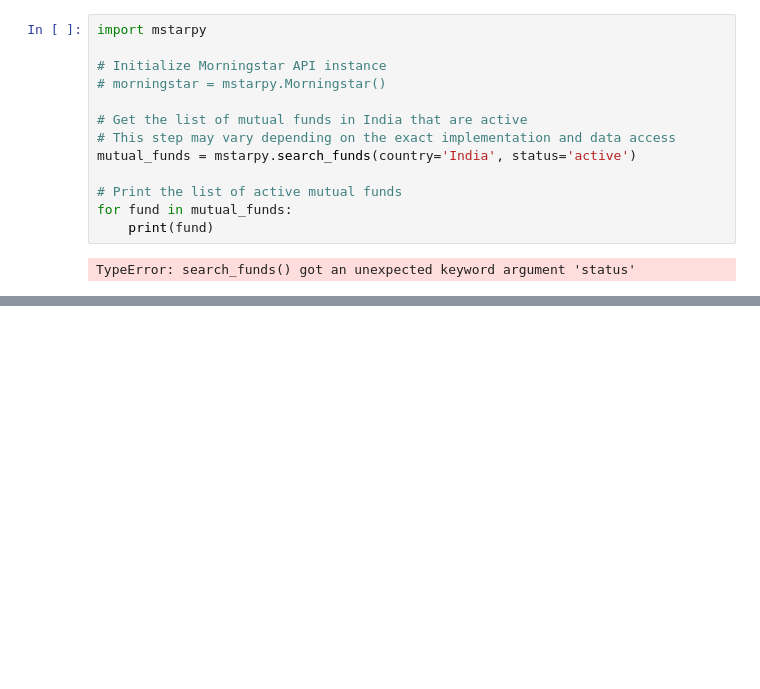
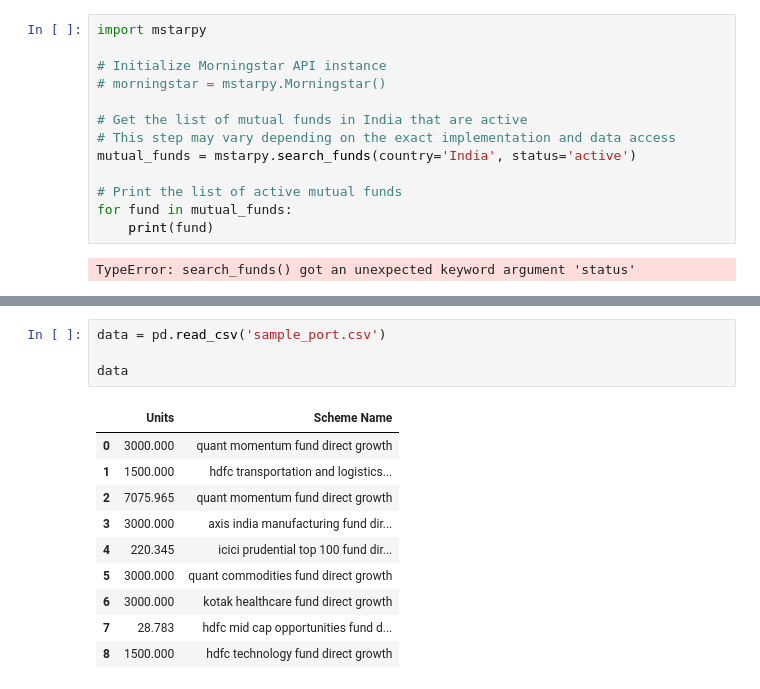
Before and after one commit to ansingh16/MF_analysis, a Jupyter notebook: Preprocess.ipynb, the cells around one changed output, grey strips where cells are left out. Drawn from its saved outputs; the diff is of its cells as text; blank space fills up the shorter version.

```diff
--- a/Preprocess.ipynb
+++ b/Preprocess.ipynb
@@ -792,0 +856,15 @@ AttributeError: module 'mstarpy' has no attribute 'get_funds'
+# %%
+data = pd.read_csv('sample_port.csv')
+
+data
+# %% [output]
+|  | Units | Scheme Name |
+| 0 | 3000.000 | quant momentum fund direct growth |
+| 1 | 1500.000 | hdfc transportation and logistics... |
+| 2 | 7075.965 | quant momentum fund direct growth |
+| 3 | 3000.000 | axis india manufacturing fund dir... |
+| 4 | 220.345 | icici prudential top 100 fund dir... |
+| 5 | 3000.000 | quant commodities fund direct growth |
+| 6 | 3000.000 | kotak healthcare fund direct growth |
+| 7 | 28.783 | hdfc mid cap opportunities fund d... |
+| 8 | 1500.000 | hdfc technology fund direct growth |
```
Also changed, not shown: parts of 2 cells of this notebook, 2 other files.
